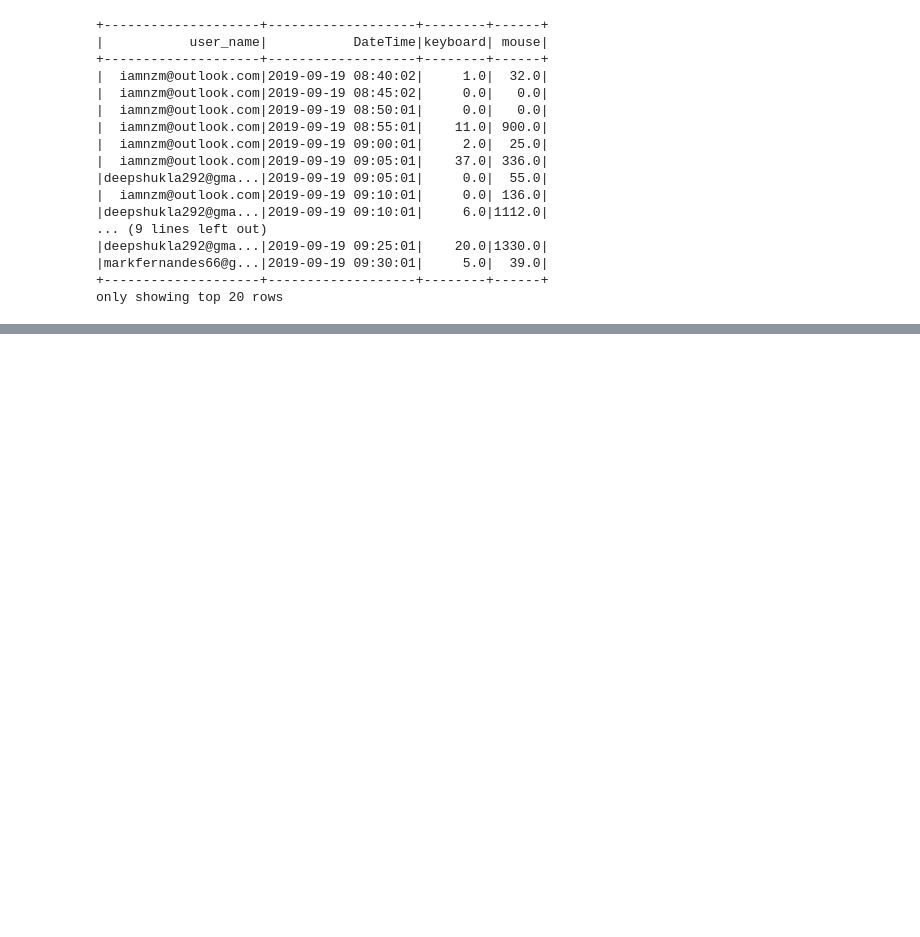
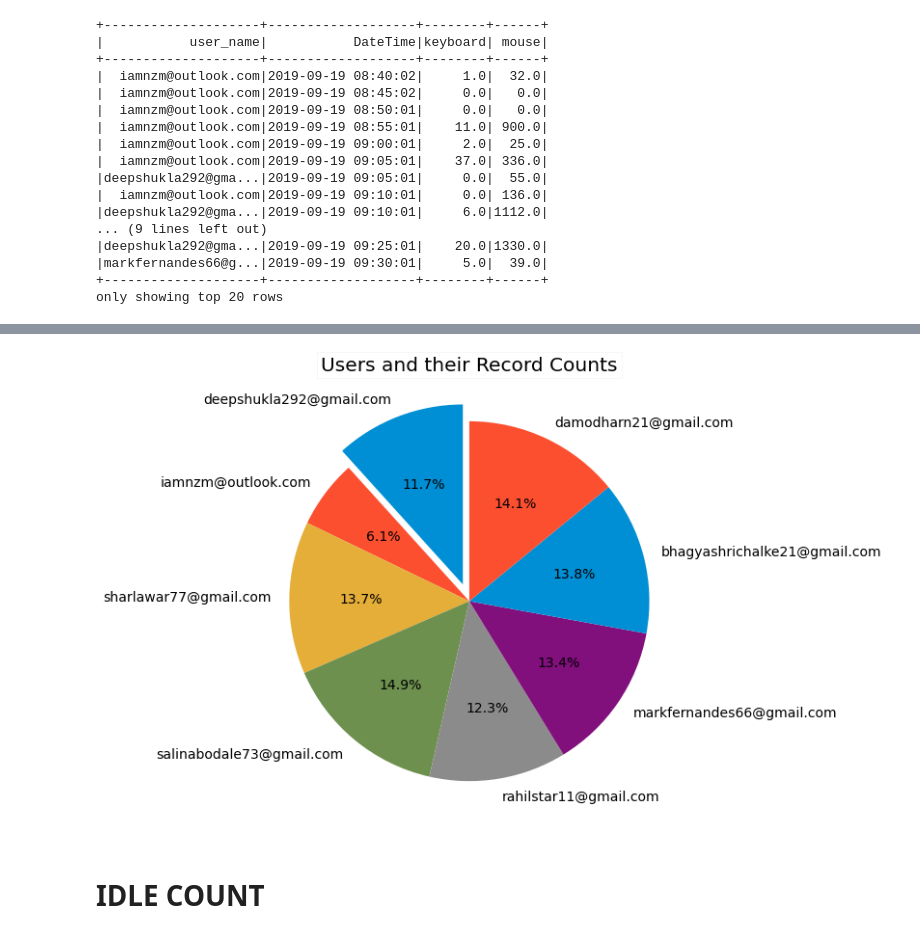
Before and after one commit to Ranjithgc/Apache_Hive, a Jupyter notebook: spark_hive_integration/cpulogto_hive.ipynb, the cells around one changed output, grey strips where cells are left out. Cells and saved outputs as stored; diff of their text form; code cells hidden in the pictures; blank space fills up the shorter version.

```diff
--- a/spark_hive_integration/cpulogto_hive.ipynb
+++ b/spark_hive_integration/cpulogto_hive.ipynb
@@ -66,0 +208,18 @@ only showing top 20 rows
+# %%
+try:
+
+    user_data = user_count["user_name"]
+    count_data = user_count["total_count"]
+
+    fig = plt.figure(figsize=(10,8))
+    fig.patch.set_facecolor('w')
+    explode = (0.1, 0, 0, 0, 0, 0, 0, 0)
+    # Plot
+    plt.pie(count_data,labels = username,autopct='%1.1f%%',startangle=90,explode=explode,)
+    plt.title('Users and their Record Counts',bbox={'facecolor':'1', 'pad':4})
+except Exception as e:
+    logger.info(e)
+# %% [output]
+[figure, added]
+# %% [markdown]
+# IDLE COUNT
```
Also changed, not shown: parts of 24 cells of this notebook, 1 other file.
